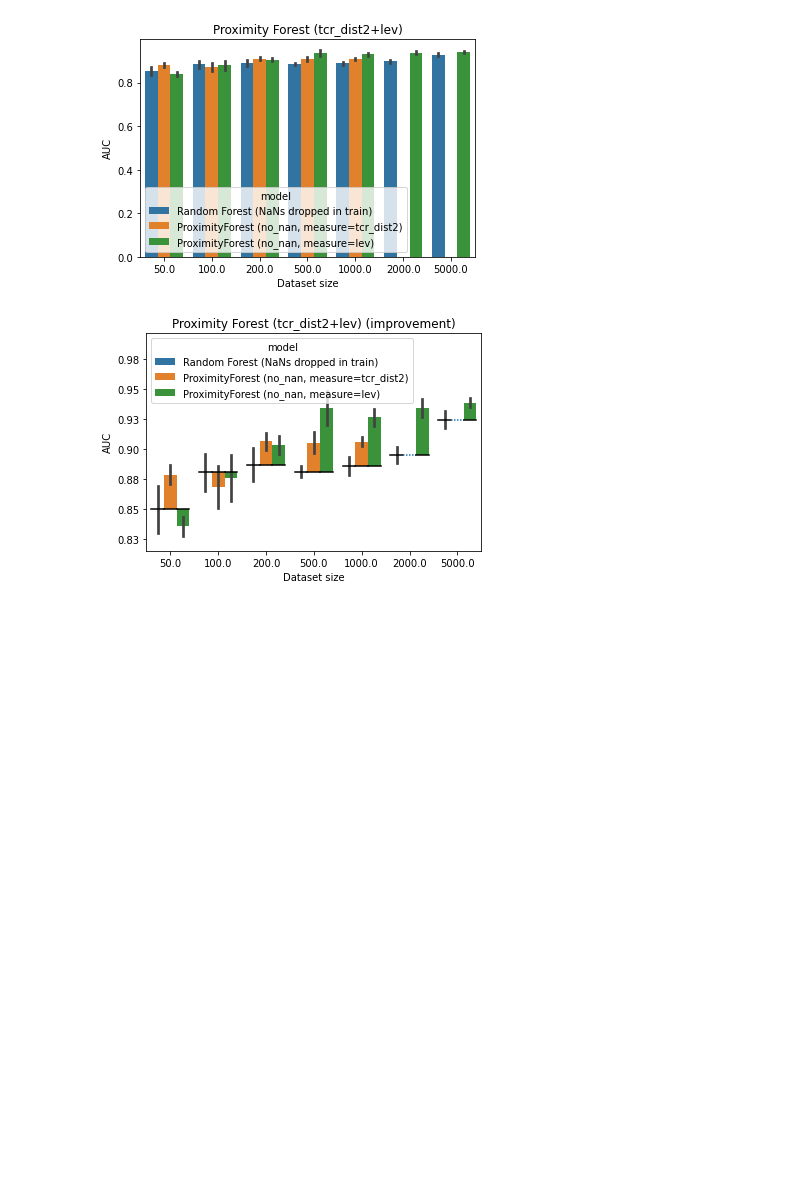
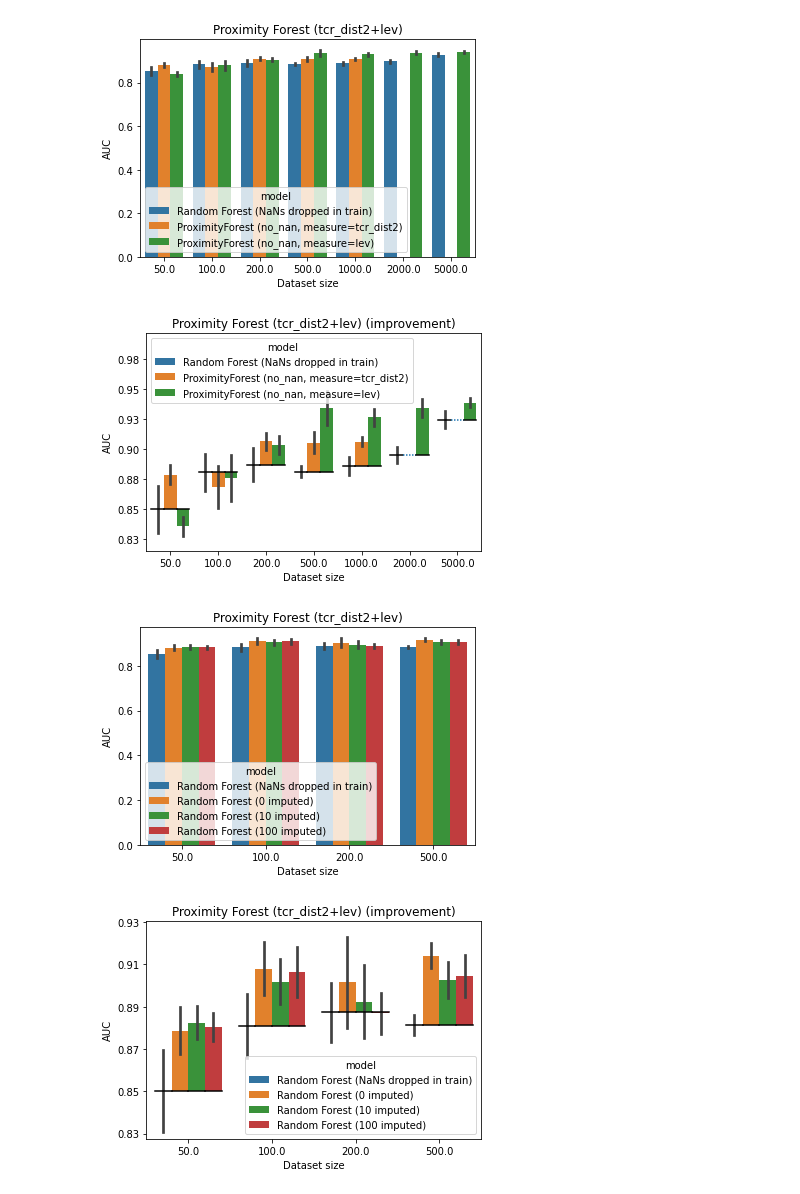
Before and after one commit to arnodeceuninck/thesis, a Jupyter notebook: 99.1 compose.ipynb, the cells around one changed output. Drawn from its saved outputs; the diff is of its cells as text; code cells hidden in the pictures; blank space fills up the shorter version.

```diff
--- a/99.1 compose.ipynb
+++ b/99.1 compose.ipynb
@@ -414,3 +396,30 @@ plot_scores(df, title, wrap=True, x="df_size", hue="model", xlabel="Dataset size
 # %% [output]
 [figure]
 [figure]
+# %%
+title = "Proximity Forest (tcr_dist2+lev)"
+
+num_imp_models = [
+    'outputs/model-evaluations-20230613-152945-GILGFVFTL-50-imputation-constant-numbers/scores-20230613-153001.csv',
+    'outputs/model-evaluations-20230613-153007-GILGFVFTL-100-imputation-constant-numbers/scores-20230613-153018.csv',
+    'outputs/model-evaluations-20230613-153025-GILGFVFTL-200-imputation-constant-numbers/scores-20230613-153038.csv',
+    'outputs/model-evaluations-20230613-153048-GILGFVFTL-500-imputation-constant-numbers/scores-20230613-153110.csv',
+
+]
+
+df = compose_all(
+    base_all + num_imp_models,
+    None,
+    models_to_keep=["Random Forest (NaNs dropped in train)",
+                    "Random Forest (0 imputed)",
+                    "Random Forest (10 imputed)",
+                    "Random Forest (100 imputed)",
+                    "Random Forest (mean imputed)"],
+    attributes_to_keep={'df_size': [50, 100, 200, 500]})
+
+output = 'graphs/GILGFVFTL-proximity-forest-nonan.png'
+plot_scores(df, title, wrap=True, x="df_size", hue="model", xlabel="Dataset size", ylabel="AUC", output_file=output,
+            plot=True)
+# %% [output]
+[figure, added]
+[figure, added]
```
Also changed, not shown: parts of 20 cells of this notebook, 7 other files.
